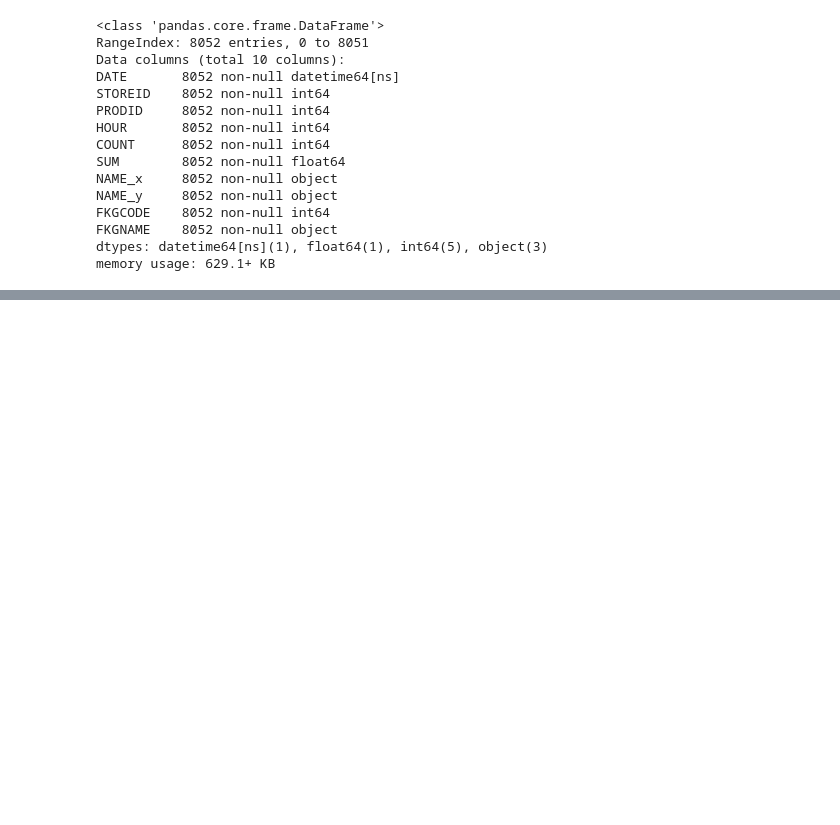
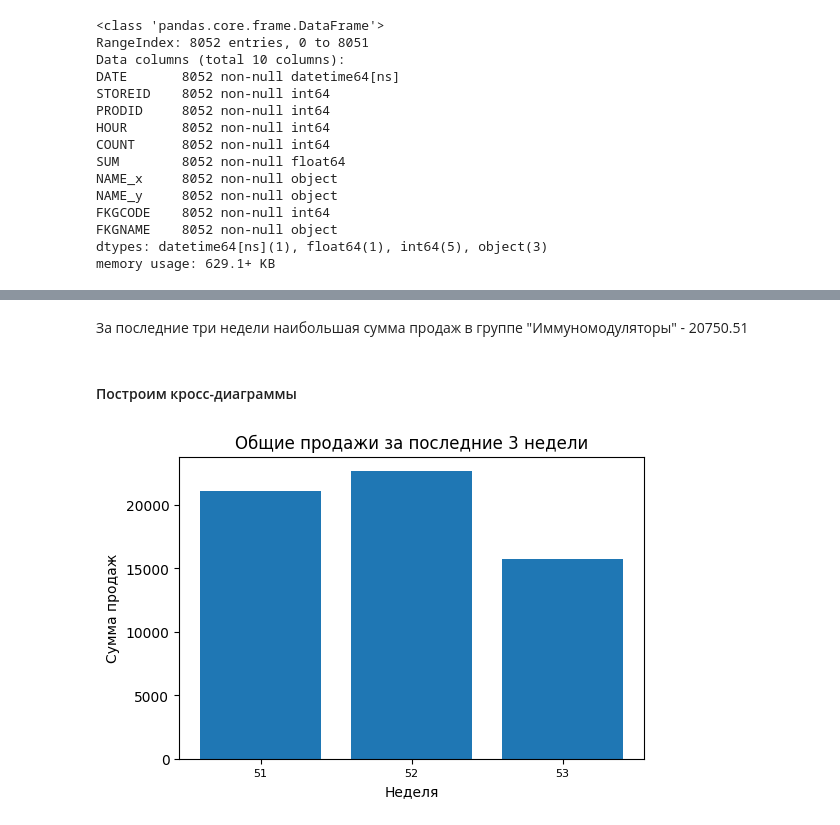
Before and after one commit to ademyanchuk/data_analys_labs, a Jupyter notebook: Lab2/lab2.ipynb, the cells around one changed output, grey strips where cells are left out. Drawn from its saved outputs; the diff is of its cells as text; code cells hidden in the pictures; blank space fills up the shorter version.

```diff
--- a/Lab2/lab2.ipynb
+++ b/Lab2/lab2.ipynb
@@ -145,0 +167,3 @@ memory usage: 629.1+ KB
+# %%
+# создадим колонку неделя года
+last_3weeks['week'] = last_3weeks.DATE.dt.week
@@ -145,0 +179,5 @@ memory usage: 629.1+ KB
+# %%
+# Проведем группировку данных по торговой точке, неделе и товарной группе
+# покажем сумму и объем продаж для каждой из полученных групп
+grouped_3weeks = last_3weeks.groupby(['NAME_x', 'week', 'FKGNAME'],
+                                     as_index=False).agg({'SUM':'sum', 'COUNT':'sum'})
@@ -145,0 +221,19 @@ memory usage: 629.1+ KB
+# %% [markdown]
+За последние три недели наибольшая сумма продаж в группе "Иммуномодуляторы" - 20750.51
+# %% [markdown]
+#### Построим кросс-диаграммы
+# %%
+by_week = grouped_3weeks.groupby('week', as_index=False).agg({'SUM': 'sum'})
+# %%
+index = np.arange(len(by_week))
+values = by_week.SUM.values
+# %%
+plt.figure(num=None, figsize=(6, 4), dpi=100, facecolor='w', edgecolor='k')
+plt.bar(index, values)
+plt.ylabel('Сумма продаж', fontsize=10)
+plt.xlabel('Неделя', fontsize=10)
+plt.xticks(index, by_week.week, fontsize=8, rotation=0)
+plt.title('Общие продажи за последние 3 недели')
+plt.show()
+# %% [output]
+[figure, added]
```
Also changed, not shown: parts of 34 cells of this notebook.
